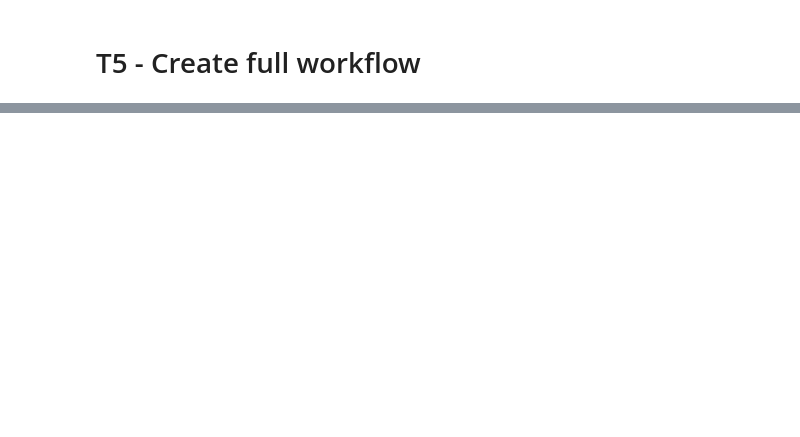
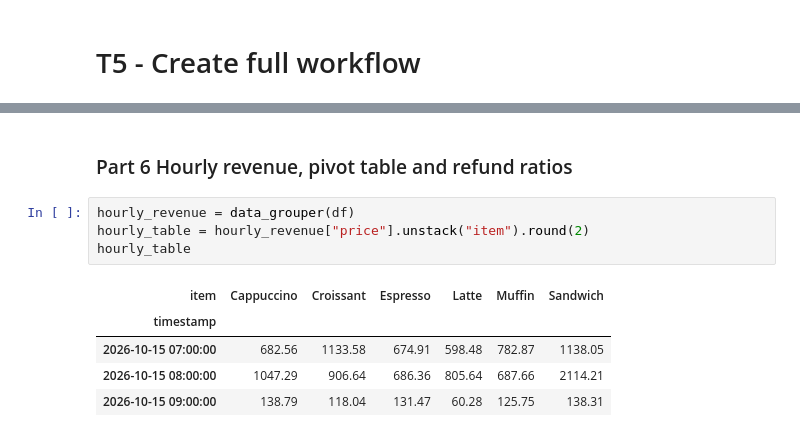
Before and after one commit to SheathAndWhitley/INF201_deliverable_2, a Jupyter notebook: d2.ipynb, the cells around one changed output, grey strips where cells are left out. Drawn from its saved outputs; the diff is of its cells as text; blank space fills up the shorter version.

```diff
--- a/d2.ipynb
+++ b/d2.ipynb
@@ -275,0 +333,12 @@ NameError: name 'raw_prices' is not defined
+# %% [markdown]
+### Part 6 Hourly revenue, pivot table and refund ratios
+# %%
+hourly_revenue = data_grouper(df)
+hourly_table = hourly_revenue["price"].unstack("item").round(2)
+hourly_table
+# %% [output]
+| item | Cappuccino | Croissant | Espresso | Latte | Muffin | Sandwich |
+| timestamp |  |  |  |  |  |  |
+| 2026-10-15 07:00:00 | 682.56 | 1133.58 | 674.91 | 598.48 | 782.87 | 1138.05 |
+| 2026-10-15 08:00:00 | 1047.29 | 906.64 | 686.36 | 805.64 | 687.66 | 2114.21 |
+| 2026-10-15 09:00:00 | 138.79 | 118.04 | 131.47 | 60.28 | 125.75 | 138.31 |
```
Also changed, not shown: parts of 27 cells of this notebook.
